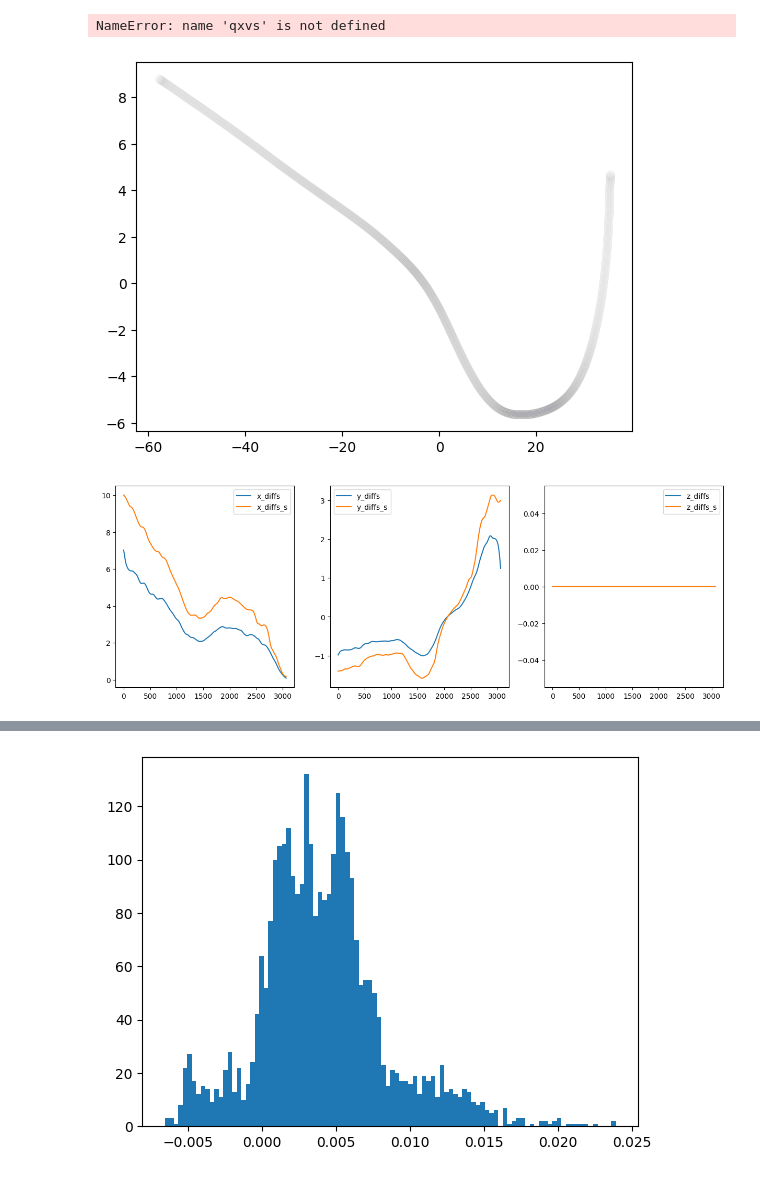
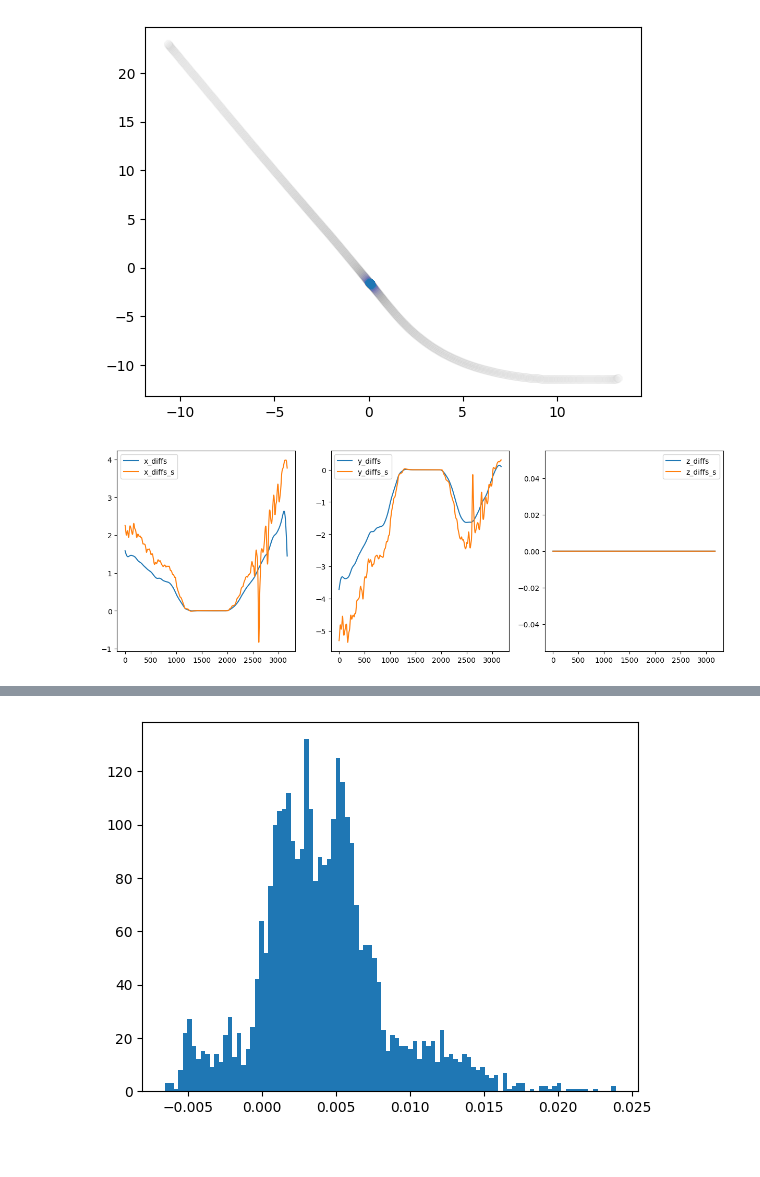
Before and after one commit to pimpale/metadrive-offline-rl-benchmark, a Jupyter notebook: old_experiments/nuscene-velocity-exploration.ipynb, the cells around one changed output, grey strips where cells are left out. Cells and saved outputs as stored; diff of their text form; code cells hidden in the pictures.

```diff
--- a/old_experiments/nuscene-velocity-exploration.ipynb
+++ b/old_experiments/nuscene-velocity-exploration.ipynb
@@ -109,15 +107,13 @@ y_smoothed -= np.mean(y_smoothed)
 z_smoothed -= np.mean(z_smoothed)
 
 plt.scatter(x_smoothed, y_smoothed, alpha=0.005)
-plt.quiver(qxs, qys, qxvs, qyvs, alpha=0.5)
 plt.show()
 # %% [output]
-NameError: name 'qxvs' is not defined
-[figure, old version]
+[figure, new version]
 # %%
 from scipy.ndimage import gaussian_filter1d
 
-subsection = trajectories[5]
+subsection = trajectories[706]
 
 x_diffs_a: list[float] = []
 
@@ -150,37 +146,40 @@ y_diffs:np.ndarray = gaussian_filter1d(y_diffs, 30, mode='nearest')
 y_diffs *= 100
 
 z_diffs:np.ndarray = gaussian_filter1d(z_diffs, 30, mode='nearest')
 z_diffs *= 100
 
 
 
 times = np.array([s.timestamp for s in subsection]) / 1e6
 
-x_diffs_s = np.diff([s.position[0] for s in subsection]) / np.diff(times)
-y_diffs_s = np.diff([s.position[1] for s in subsection]) / np.diff(times)
-z_diffs_s = np.diff([s.position[2] for s in subsection]) / np.diff(times)
+td = np.diff(times) + 0.0001
 
-x_diffs_s = gaussian_filter1d(x_diffs_s, 30, mode='nearest')
-y_diffs_s = gaussian_filter1d(y_diffs_s, 30, mode='nearest')
-z_diffs_s = gaussian_filter1d(z_diffs_s, 30, mode='nearest')
+x_diffs_s = np.diff([s.position[0] for s in subsection]) / td
+y_diffs_s = np.diff([s.position[1] for s in subsection]) / td
+z_diffs_s = np.diff([s.position[2] for s in subsection]) / td
+
+
+x_diffs_s = gaussian_filter1d(x_diffs_s, 10, mode='nearest')
+y_diffs_s = gaussian_filter1d(y_diffs_s, 10, mode='nearest')
+z_diffs_s = gaussian_filter1d(z_diffs_s, 10, mode='nearest')
 
 
 plt.figure(figsize=(15, 5))
 plt.subplot(1, 3, 1)
 plt.plot(x_diffs, label='x_diffs')
 plt.plot(x_diffs_s, label='x_diffs_s')
 plt.legend()
 
 plt.subplot(1, 3, 2)
 plt.plot(y_diffs, label='y_diffs')
 plt.plot(y_diffs_s, label='y_diffs_s')
 plt.legend()
 
 plt.subplot(1, 3, 3)
 plt.plot(z_diffs, label='z_diffs')
 plt.plot(z_diffs_s, label='z_diffs_s')
 plt.legend()
 
 plt.show()
 # %% [output]
-[figure, old version]
+[figure, new version]
```
Also changed, not shown: parts of 4 cells of this notebook, 7 other files.
